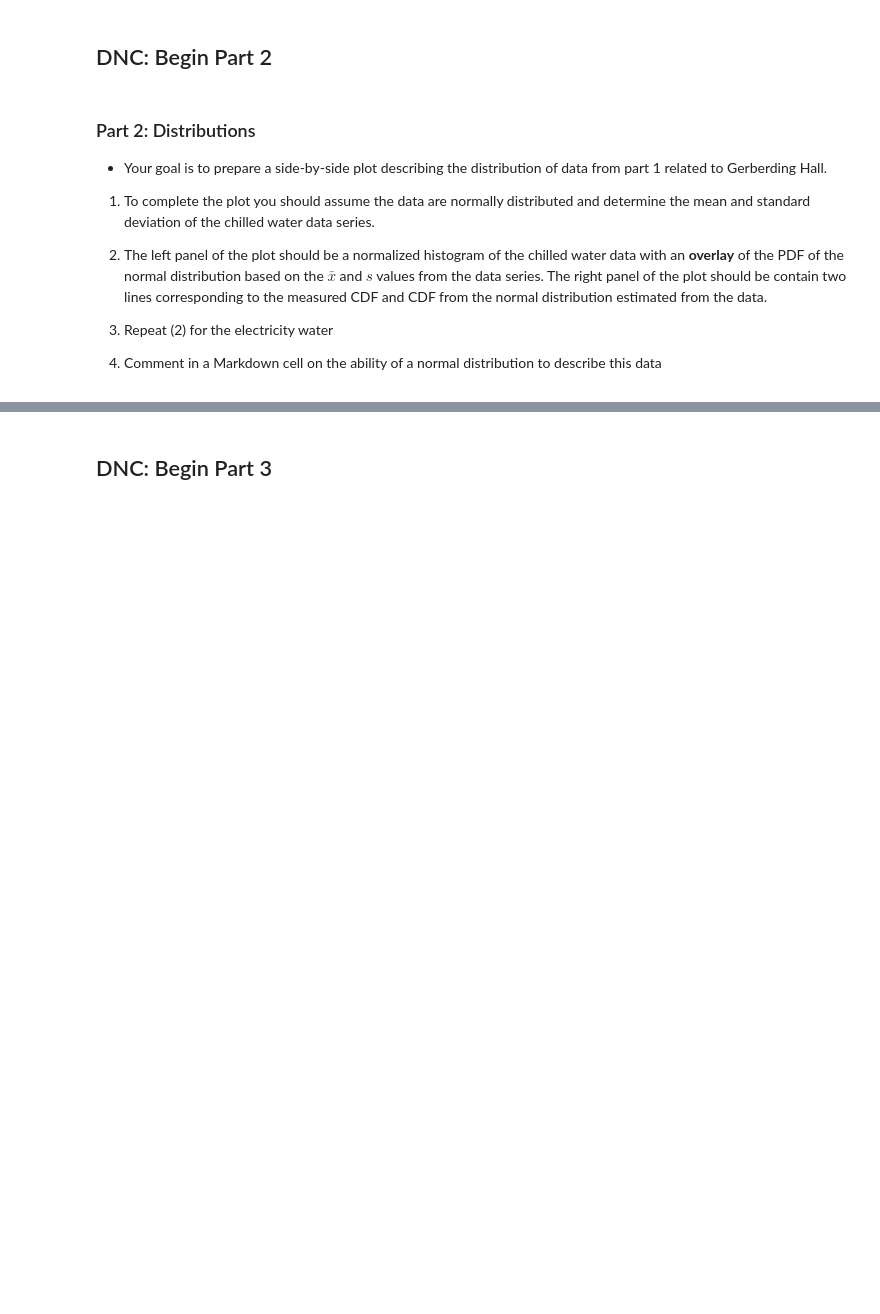
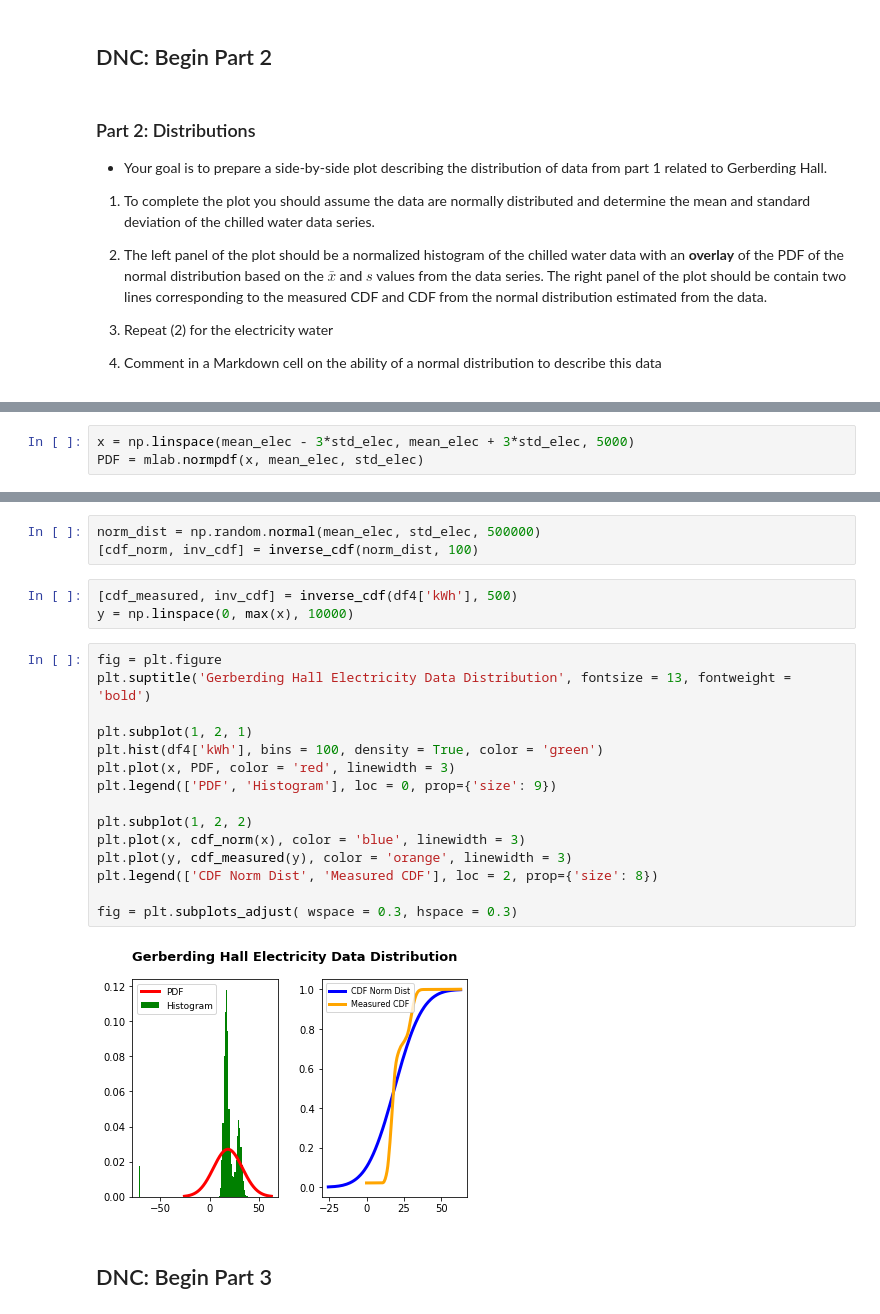
Before and after one commit to jrodguez/statistical_methods, a Jupyter notebook: HW3.ipynb, the cells around one changed output, grey strips where cells are left out. Saved outputs shown, nothing was run; the diff lists cells and outputs as text; blank space fills up the shorter version.

```diff
--- a/HW3.ipynb
+++ b/HW3.ipynb
@@ -42,0 +223,3 @@
+# %%
+x = np.linspace(mean_elec - 3*std_elec, mean_elec + 3*std_elec, 5000)
+PDF = mlab.normpdf(x, mean_elec, std_elec)
@@ -43,3 +238,26 @@
+# %%
+norm_dist = np.random.normal(mean_elec, std_elec, 500000)
+[cdf_norm, inv_cdf] = inverse_cdf(norm_dist, 100)
+# %%
+[cdf_measured, inv_cdf] = inverse_cdf(df4['kWh'], 500)
+y = np.linspace(0, max(x), 10000)
+# %%
+fig = plt.figure
+plt.suptitle('Gerberding Hall Electricity Data Distribution', fontsize = 13, fontweight = 'bold')
+
+plt.subplot(1, 2, 1)
+plt.hist(df4['kWh'], bins = 100, density = True, color = 'green')
+plt.plot(x, PDF, color = 'red', linewidth = 3)
+plt.legend(['PDF', 'Histogram'], loc = 0, prop={'size': 9})
+
+plt.subplot(1, 2, 2)
+plt.plot(x, cdf_norm(x), color = 'blue', linewidth = 3)
+plt.plot(y, cdf_measured(y), color = 'orange', linewidth = 3)
+plt.legend(['CDF Norm Dist', 'Measured CDF'], loc = 2, prop={'size': 8})
+
+fig = plt.subplots_adjust( wspace = 0.3, hspace = 0.3)
+# %% [output]
+[figure, added]
 # %% [markdown]
 ## DNC: Begin Part 3
 # %% [markdown]
```
Also changed, not shown: parts of 48 cells of this notebook.
